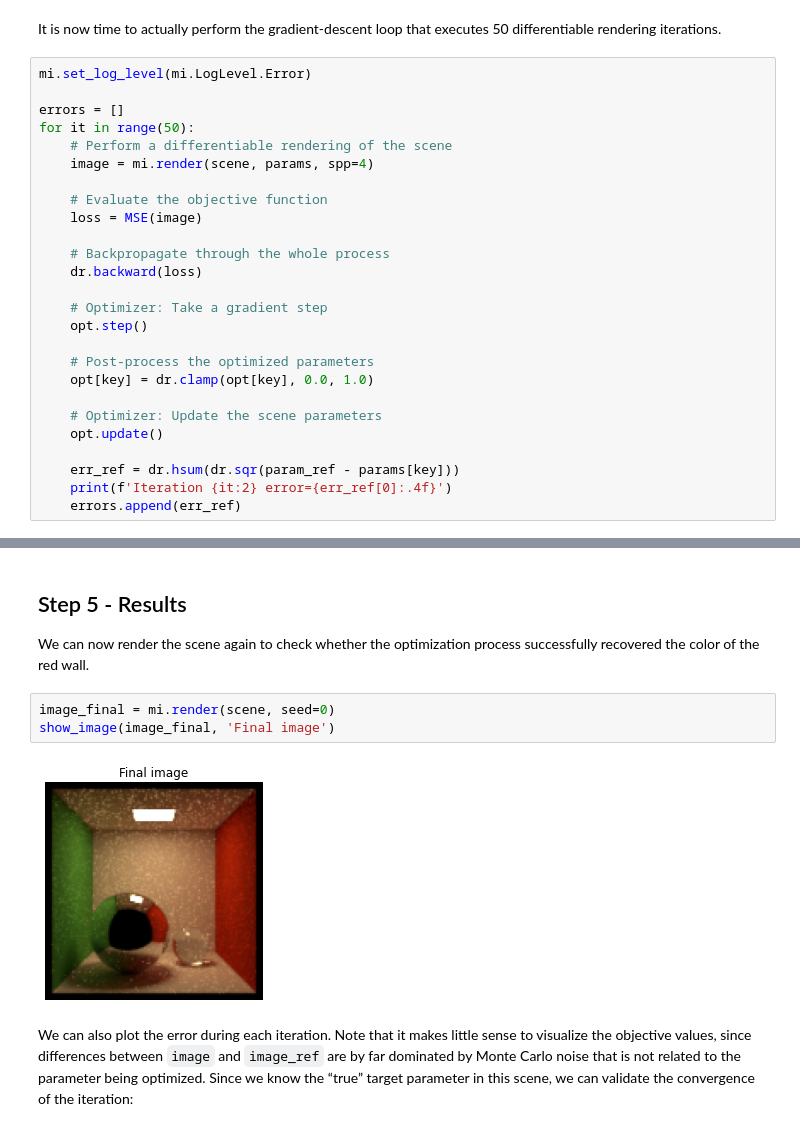
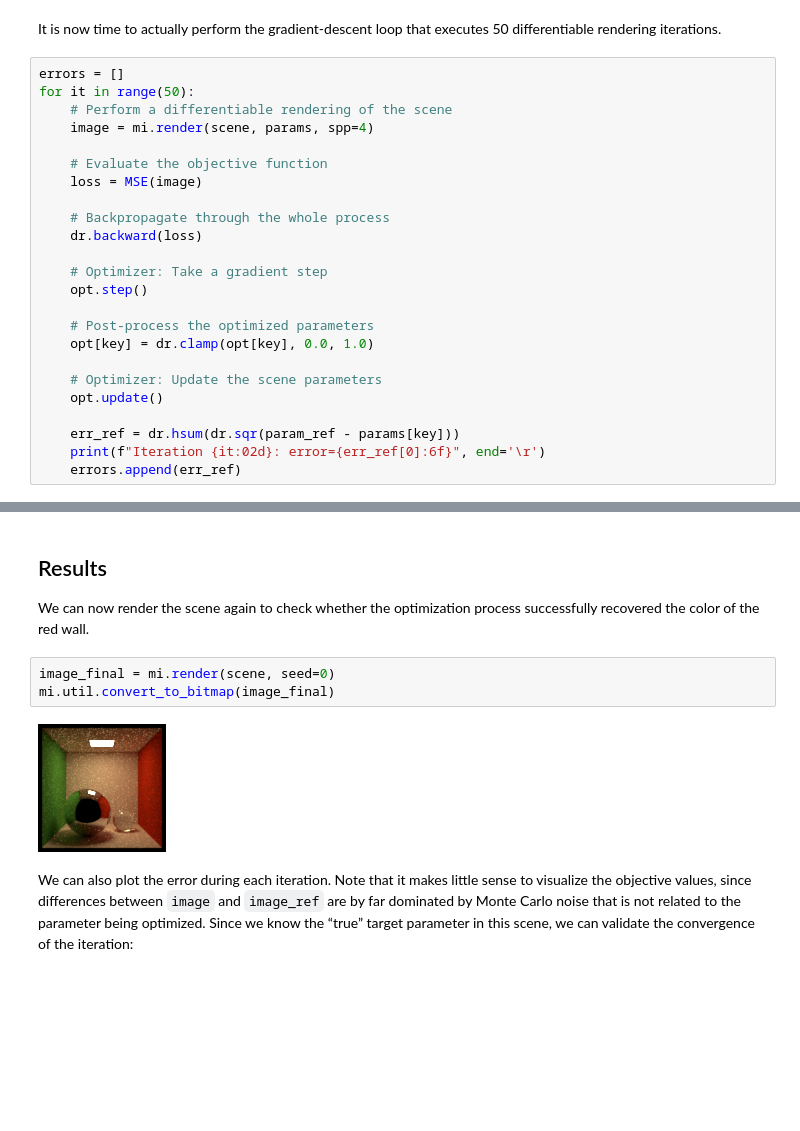
Before and after one commit to mitsuba-renderer/mitsuba-tutorials, a Jupyter notebook: getting_started/inverse_rendering/gradient_based_opt.ipynb, the cells around one changed output, grey strips where cells are left out. Cells and saved outputs as stored; diff of their text form; blank space fills up the shorter version.

```diff
--- a/getting_started/inverse_rendering/gradient_based_opt.ipynb
+++ b/getting_started/inverse_rendering/gradient_based_opt.ipynb
@@ -112,8 +114,6 @@ def MSE(image):
 # %% [markdown]
 It is now time to actually perform the gradient-descent loop that executes 50 differentiable rendering iterations.
 # %%
-mi.set_log_level(mi.LogLevel.Error)
-
 errors = []
 for it in range(50):
     # Perform a differentiable rendering of the scene
@@ -135,6 +135,6 @@ for it in range(50):
     opt.update()
 
     err_ref = dr.hsum(dr.sqr(param_ref - params[key]))
-    print(f'Iteration {it:2} error={err_ref[0]:.4f}')
+    print(f"Iteration {it:02d}: error={err_ref[0]:6f}", end='\r')
     errors.append(err_ref)
 # %% [output]
@@ -158,12 +142,12 @@ Iteration 49 error=0.0014
 # %% [markdown]
-## Step 5 - Results
+## Results
 
 We can now render the scene again to check whether the optimization process successfully recovered the color of the red wall.
 # %%
 image_final = mi.render(scene, seed=0)
-show_image(image_final, 'Final image')
+mi.util.convert_to_bitmap(image_final)
 # %% [output]
-[figure, old version]
+[figure, new version]
 # %% [markdown]
 We can also plot the error during each iteration. Note that it makes little sense to visualize the objective values, since differences between `image` and `image_ref` are by far dominated by Monte Carlo noise that is not related to the parameter being optimized. Since we know the “true” target parameter in this scene, we can validate the convergence of the iteration:
 # %%
```
Also changed, not shown: parts of 18 cells of this notebook, 1 other file.
